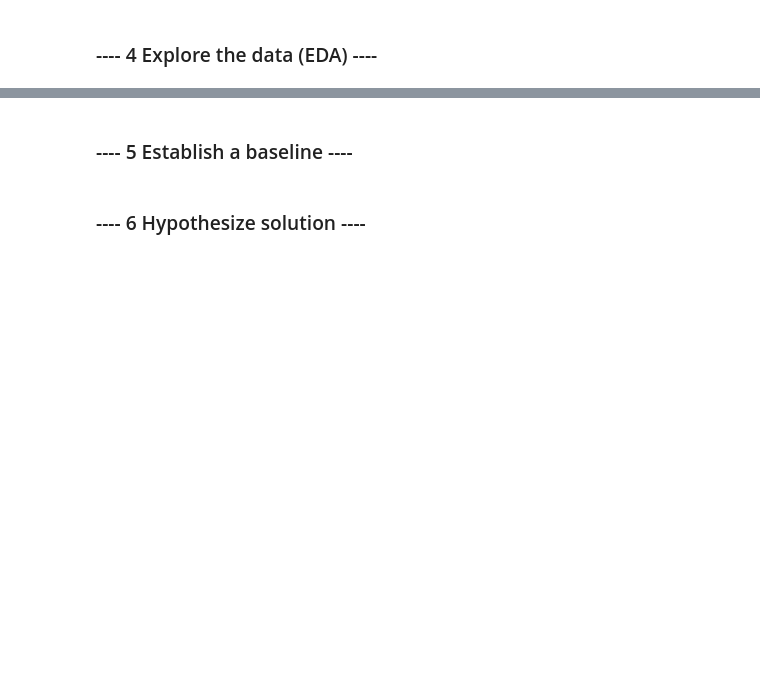
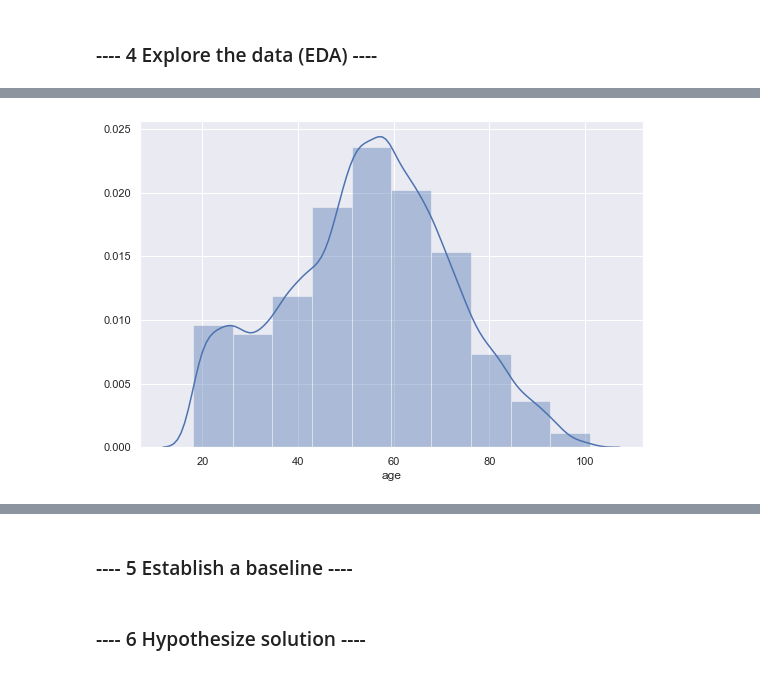
Before and after one commit to shabrown/Starbucks-Capstone-Challenge, a Jupyter notebook: Starbucks_Capstone_Challenge.ipynb, the cells around one changed output, grey strips where cells are left out. Saved outputs shown, nothing was run; the diff lists cells and outputs as text; code cells hidden in the pictures; blank space fills up the shorter version.

```diff
--- a/Starbucks_Capstone_Challenge.ipynb
+++ b/Starbucks_Capstone_Challenge.ipynb
@@ -522,3 +731,5 @@ print(IQR)
 #summarize the target variable
 #look for correlation between each feature and the target
 #look for correlation between features
+# %%
+cleaned_df = pd.read_csv('cleaned_df.csv')
@@ -524,0 +748,10 @@ print(IQR)
+# %%
+def plot_dist(col):
+    plt.figure(figsize=(9,6))
+    sns.set(style='darkgrid')
+    sns.distplot(col, bins=10)
+    plt.show()
+# %%
+plot_dist(cleaned_df[cleaned_df['age']>0]['age'])
+# %% [output]
+[figure, added]
```
Also changed, not shown: parts of 61 cells of this notebook, 2 other files.
